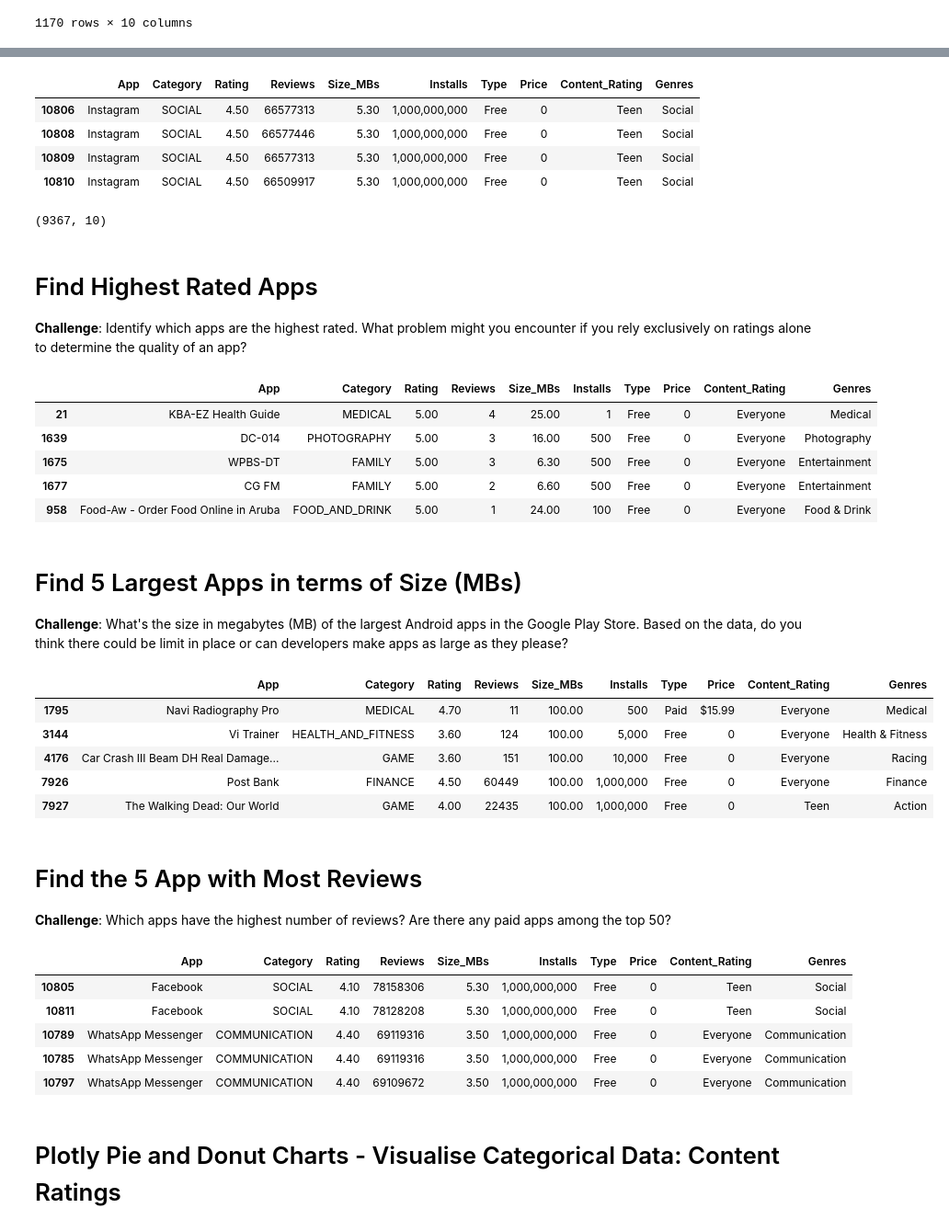
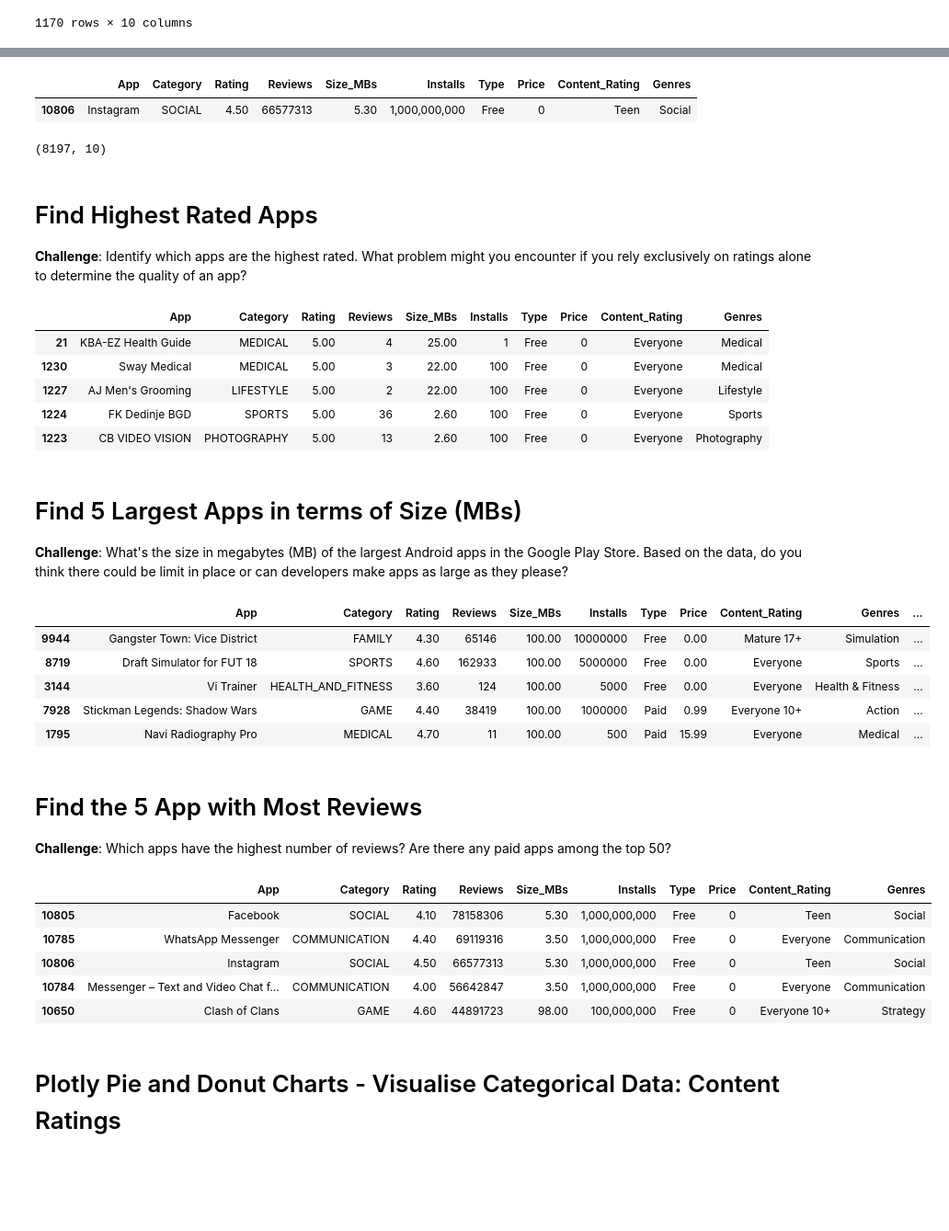
Before and after one commit to TanishTaneja/Google-Play-Store, a Jupyter notebook: Google Play Store App Analytics (start).ipynb, the cells around one changed output, grey strips where cells are left out. Shown: that part at 92% size. Cells and saved outputs as stored; diff of their text form; code cells hidden in the pictures; blank space fills up the shorter version.

Commit message:
revised data cleaning

```diff
--- a/Google Play Store App Analytics (start).ipynb
+++ b/Google Play Store App Analytics (start).ipynb
@@ -118,5 +107,5 @@ df_apps_clean[df_apps_clean["App"].duplicated()==True]
 | 10840 | Subway Surfers | GAME | 4.50 | 27711703 | 76.00 | 1,000,000,000 | Free | 0 | Everyone 10+ | Arcade |
 1170 rows × 10 columns
 # %%
-print(df_apps_clean.drop_duplicates(subset=["App"]))
+df_apps_clean.drop_duplicates(subset=["App"],inplace=True)
 # %% [output]
@@ -143,45 +118,40 @@ df_apps_clean[df_apps_clean.App=="Instagram"]
 # %% [output]
 |  | App | Category | Rating | Reviews | Size_MBs | Installs | Type | Price | Content_Rating | Genres |
 | 10806 | Instagram | SOCIAL | 4.50 | 66577313 | 5.30 | 1,000,000,000 | Free | 0 | Teen | Social |
-| 10808 | Instagram | SOCIAL | 4.50 | 66577446 | 5.30 | 1,000,000,000 | Free | 0 | Teen | Social |
-| 10809 | Instagram | SOCIAL | 4.50 | 66577313 | 5.30 | 1,000,000,000 | Free | 0 | Teen | Social |
-| 10810 | Instagram | SOCIAL | 4.50 | 66509917 | 5.30 | 1,000,000,000 | Free | 0 | Teen | Social |
 # %%
 df_apps_clean.shape
 # now we have only 8197 entries to work with
 # %% [output]
-(9367, 10)
+(8197, 10)
 # %% [markdown]
 # Find Highest Rated Apps
 
 **Challenge**: Identify which apps are the highest rated. What problem might you encounter if you rely exclusively on ratings alone to determine the quality of an app?
 # %%
-# df_apps_clean[df_apps_clean["Rating"]==df_apps_clean["Rating"].max()].head()
 # so we have over 271 entries that have 5.0 rating
 df_apps_clean.sort_values('Rating', ascending=False).head()
 # we can see that thie most rated apps are with the least number of reviews that are most likely from friends or family
 # %% [output]
 |  | App | Category | Rating | Reviews | Size_MBs | Installs | Type | Price | Content_Rating | Genres |
 | 21 | KBA-EZ Health Guide | MEDICAL | 5.00 | 4 | 25.00 | 1 | Free | 0 | Everyone | Medical |
-| 1639 | DC-014 | PHOTOGRAPHY | 5.00 | 3 | 16.00 | 500 | Free | 0 | Everyone | Photography |
-| 1675 | WPBS-DT | FAMILY | 5.00 | 3 | 6.30 | 500 | Free | 0 | Everyone | Entertainment |
-| 1677 | CG FM | FAMILY | 5.00 | 2 | 6.60 | 500 | Free | 0 | Everyone | Entertainment |
-| 958 | Food-Aw - Order Food Online in Aruba | FOOD_AND_DRINK | 5.00 | 1 | 24.00 | 100 | Free | 0 | Everyone | Food & Drink |
+| 1230 | Sway Medical | MEDICAL | 5.00 | 3 | 22.00 | 100 | Free | 0 | Everyone | Medical |
+| 1227 | AJ Men's Grooming | LIFESTYLE | 5.00 | 2 | 22.00 | 100 | Free | 0 | Everyone | Lifestyle |
+| 1224 | FK Dedinje BGD | SPORTS | 5.00 | 36 | 2.60 | 100 | Free | 0 | Everyone | Sports |
+| 1223 | CB VIDEO VISION | PHOTOGRAPHY | 5.00 | 13 | 2.60 | 100 | Free | 0 | Everyone | Photography |
 # %% [markdown]
 # Find 5 Largest Apps in terms of Size (MBs)
 
 **Challenge**: What's the size in megabytes (MB) of the largest Android apps in the Google Play Store. Based on the data, do you think there could be limit in place or can developers make apps as large as they please?
 # %%
-df_apps_clean[df_apps_clean["Size_MBs"]==df_apps_clean["Size_MBs"].max()].head()
-# df_apps_clean.sort_values('Size_MBs', ascending=False).head()
+df_apps_clean.sort_values('Size_MBs', ascending=False).head()
 # if we want to get apps that are less than maximum size too...
 # %% [output]
-|  | App | Category | Rating | Reviews | Size_MBs | Installs | Type | Price | Content_Rating | Genres |
-| 1795 | Navi Radiography Pro | MEDICAL | 4.70 | 11 | 100.00 | 500 | Paid | $15.99 | Everyone | Medical |
-| 3144 | Vi Trainer | HEALTH_AND_FITNESS | 3.60 | 124 | 100.00 | 5,000 | Free | 0 | Everyone | Health & Fitness |
-| 4176 | Car Crash III Beam DH Real Damage... | GAME | 3.60 | 151 | 100.00 | 10,000 | Free | 0 | Everyone | Racing |
-| 7926 | Post Bank | FINANCE | 4.50 | 60449 | 100.00 | 1,000,000 | Free | 0 | Everyone | Finance |
-| 7927 | The Walking Dead: Our World | GAME | 4.00 | 22435 | 100.00 | 1,000,000 | Free | 0 | Teen | Action |
+|  | App | Category | Rating | Reviews | Size_MBs | Installs | Type | Price | Content_Rating | Genres | ... |
+| 9944 | Gangster Town: Vice District | FAMILY | 4.30 | 65146 | 100.00 | 10000000 | Free | 0.00 | Mature 17+ | Simulation | ... |
+| 8719 | Draft Simulator for FUT 18 | SPORTS | 4.60 | 162933 | 100.00 | 5000000 | Free | 0.00 | Everyone | Sports | ... |
+| 3144 | Vi Trainer | HEALTH_AND_FITNESS | 3.60 | 124 | 100.00 | 5000 | Free | 0.00 | Everyone | Health & Fitness | ... |
+| 7928 | Stickman Legends: Shadow Wars | GAME | 4.40 | 38419 | 100.00 | 1000000 | Paid | 0.99 | Everyone 10+ | Action | ... |
+| 1795 | Navi Radiography Pro | MEDICAL | 4.70 | 11 | 100.00 | 500 | Paid | 15.99 | Everyone | Medical | ... |
 # %% [markdown]
 # Find the 5 App with Most Reviews
 
@@ -191,10 +161,10 @@ df_apps_clean.sort_values('Reviews', ascending=False).head()
 # %% [output]
 |  | App | Category | Rating | Reviews | Size_MBs | Installs | Type | Price | Content_Rating | Genres |
 | 10805 | Facebook | SOCIAL | 4.10 | 78158306 | 5.30 | 1,000,000,000 | Free | 0 | Teen | Social |
-| 10811 | Facebook | SOCIAL | 4.10 | 78128208 | 5.30 | 1,000,000,000 | Free | 0 | Teen | Social |
-| 10789 | WhatsApp Messenger | COMMUNICATION | 4.40 | 69119316 | 3.50 | 1,000,000,000 | Free | 0 | Everyone | Communication |
 | 10785 | WhatsApp Messenger | COMMUNICATION | 4.40 | 69119316 | 3.50 | 1,000,000,000 | Free | 0 | Everyone | Communication |
-| 10797 | WhatsApp Messenger | COMMUNICATION | 4.40 | 69109672 | 3.50 | 1,000,000,000 | Free | 0 | Everyone | Communication |
+| 10806 | Instagram | SOCIAL | 4.50 | 66577313 | 5.30 | 1,000,000,000 | Free | 0 | Teen | Social |
+| 10784 | Messenger – Text and Video Chat f... | COMMUNICATION | 4.00 | 56642847 | 3.50 | 1,000,000,000 | Free | 0 | Everyone | Communication |
+| 10650 | Clash of Clans | GAME | 4.60 | 44891723 | 98.00 | 100,000,000 | Free | 0 | Everyone 10+ | Strategy |
 # %% [markdown]
 # Plotly Pie and Donut Charts - Visualise Categorical Data: Content Ratings
 # %%
```
Also changed, not shown: parts of 13 cells of this notebook.
